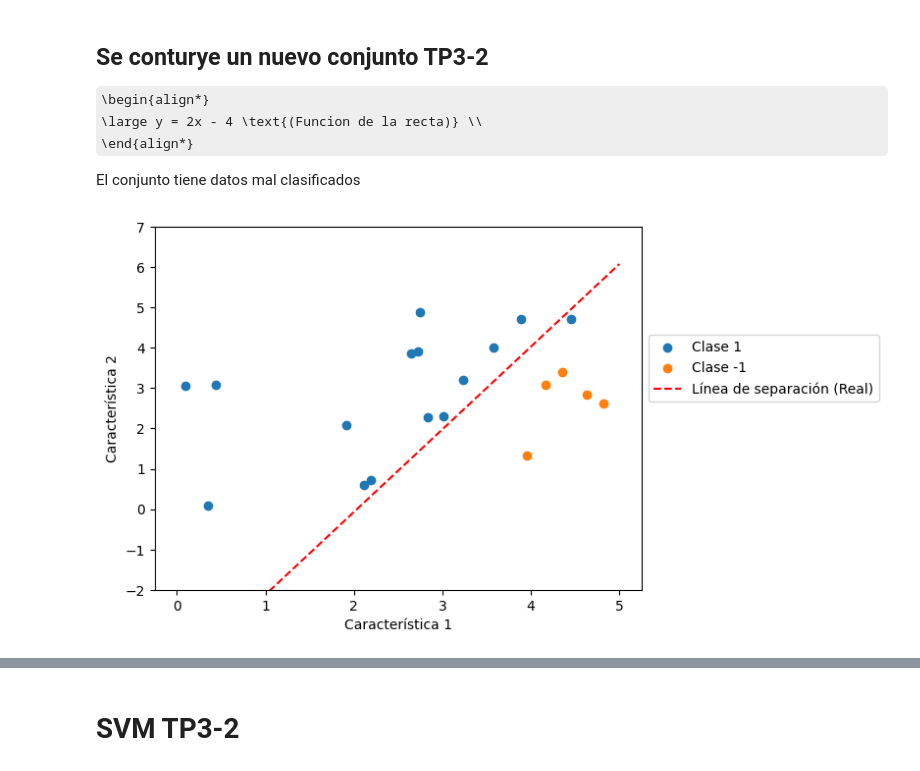
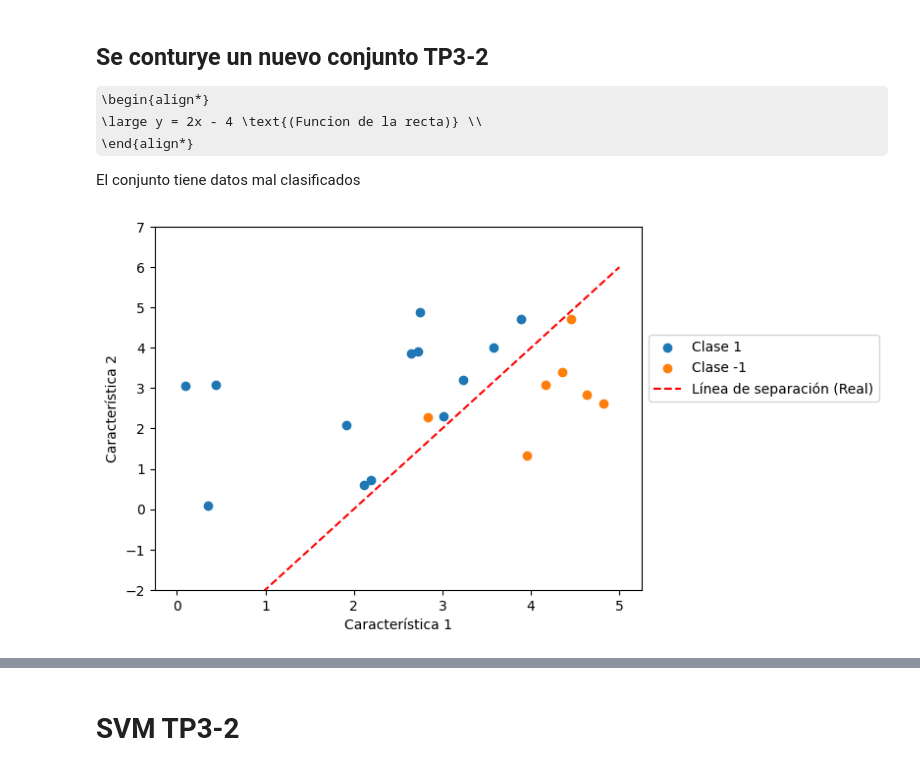
Before and after one commit to UnahurAprendizajeAutomatico/SVM, a Jupyter notebook: modelos/svm.ipynb, the cells around one changed output, grey strips where cells are left out. Drawn from its saved outputs; the diff is of its cells as text; code cells hidden in the pictures; some formulas as TeX source.

```diff
--- a/modelos/svm.ipynb
+++ b/modelos/svm.ipynb
@@ -230,36 +230,42 @@ import matplotlib.pyplot as plt
 
 # Establecer una semilla aleatoria para la reproducibilidad
 np.random.seed(0)
 
 # Generar puntos aleatorios en el rango [0, 5] × [0, 5]
 num_points = 20
 x1 = np.random.uniform(0, 5, num_points)
 x2 = np.random.uniform(0, 5, num_points)
 
 # Definir la línea de separación con un pequeño sesgo
 # Por ejemplo, y = 2x - 4 + ruido
 def separador(x):
-    ruido = np.random.normal(0, 0.5)
-    return 2 * x - 4 + ruido
+    #ruido = np.random.normal(0, 0.5)
+    return 2 * x - 4 #+ ruido
 
 # Asignar etiquetas de clase 1 o -1 según la posición con respecto a la línea
 y_real = np.where(x2 >= separador(x1), 1, -1)
+
+# hace linealmente no separable
+#y_real[7] = y_real[7] * -1
+#y_real[2] = y_real[2] * -1
+pto_cambiar = 12
+y_real[pto_cambiar] = y_real[pto_cambiar] * -1
 
 # Visualizar los datos
 plt.scatter(x1[y_real == 1], x2[y_real == 1], label='Clase 1')
 plt.scatter(x1[y_real == -1], x2[y_real == -1], label='Clase -1')
 
 x_separacion = np.array([0, 5])
 y_separacion = separador(x_separacion)
 
 plt.plot([0, 5], [separador(0), separador(5)], color='red', linestyle='--', label='Línea de separación (Real)')
 plt.xlabel('Característica 1')
 plt.ylabel('Característica 2')
 plt.legend(loc='lower left',bbox_to_anchor=(1, 0.5))
 plt.ylim(bottom=-2, top=7)
 plt.show()
 # %% [output]
-[figure, old version]
+[figure, new version]
 # %%
 X1 = np.vstack((x1, x2)) . T
 y = y_real
```
Also changed, not shown: parts of 10 cells of this notebook.
